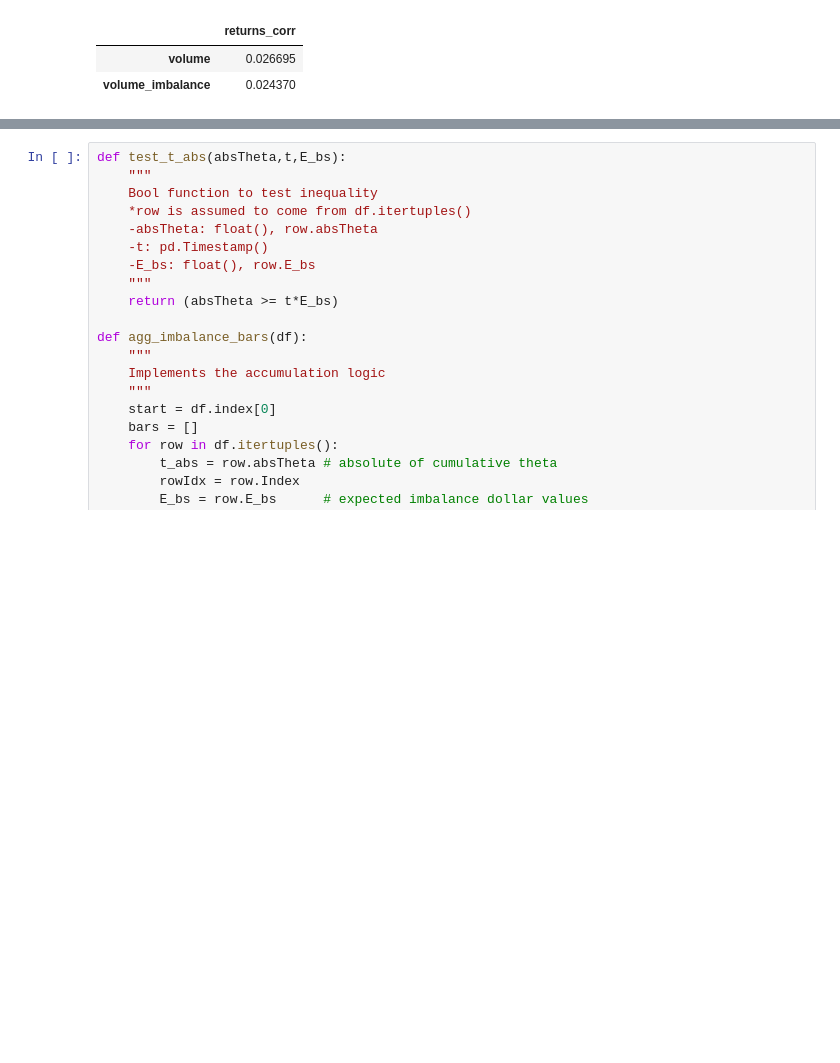
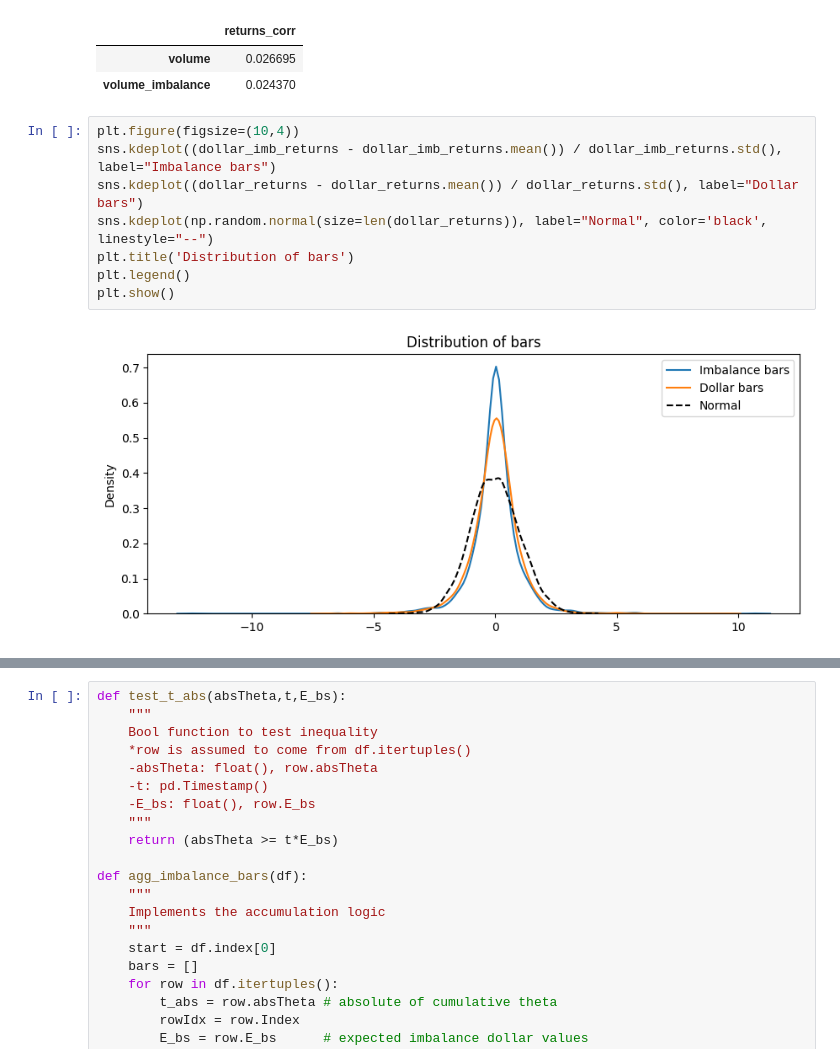
Before and after one commit to Goooo4it/Advances-in-Financial-Machine-Learning, a Jupyter notebook: 2.Financial_Data_Structures.ipynb, the cells around one changed output, grey strips where cells are left out. Drawn from its saved outputs; the diff is of its cells as text; blank space fills up the shorter version.

Commit message:
add autocorr analysis for bars and imbalance bars

```diff
--- a/2.Financial_Data_Structures.ipynb
+++ b/2.Financial_Data_Structures.ipynb
@@ -535,3 +535,13 @@ pd.DataFrame([volume_returns.autocorr(), volume_imb_returns.autocorr()], columns
 |  | returns_corr |
 | volume | 0.026695 |
 | volume_imbalance | 0.024370 |
+# %%
+plt.figure(figsize=(10,4))
+sns.kdeplot((dollar_imb_returns - dollar_imb_returns.mean()) / dollar_imb_returns.std(), label="Imbalance bars")
+sns.kdeplot((dollar_returns - dollar_returns.mean()) / dollar_returns.std(), label="Dollar bars")
+sns.kdeplot(np.random.normal(size=len(dollar_returns)), label="Normal", color='black', linestyle="--")
+plt.title('Distribution of bars')
+plt.legend()
+plt.show()
+# %% [output]
+[figure, added]
```
Also changed, not shown: parts of 5 cells of this notebook.
